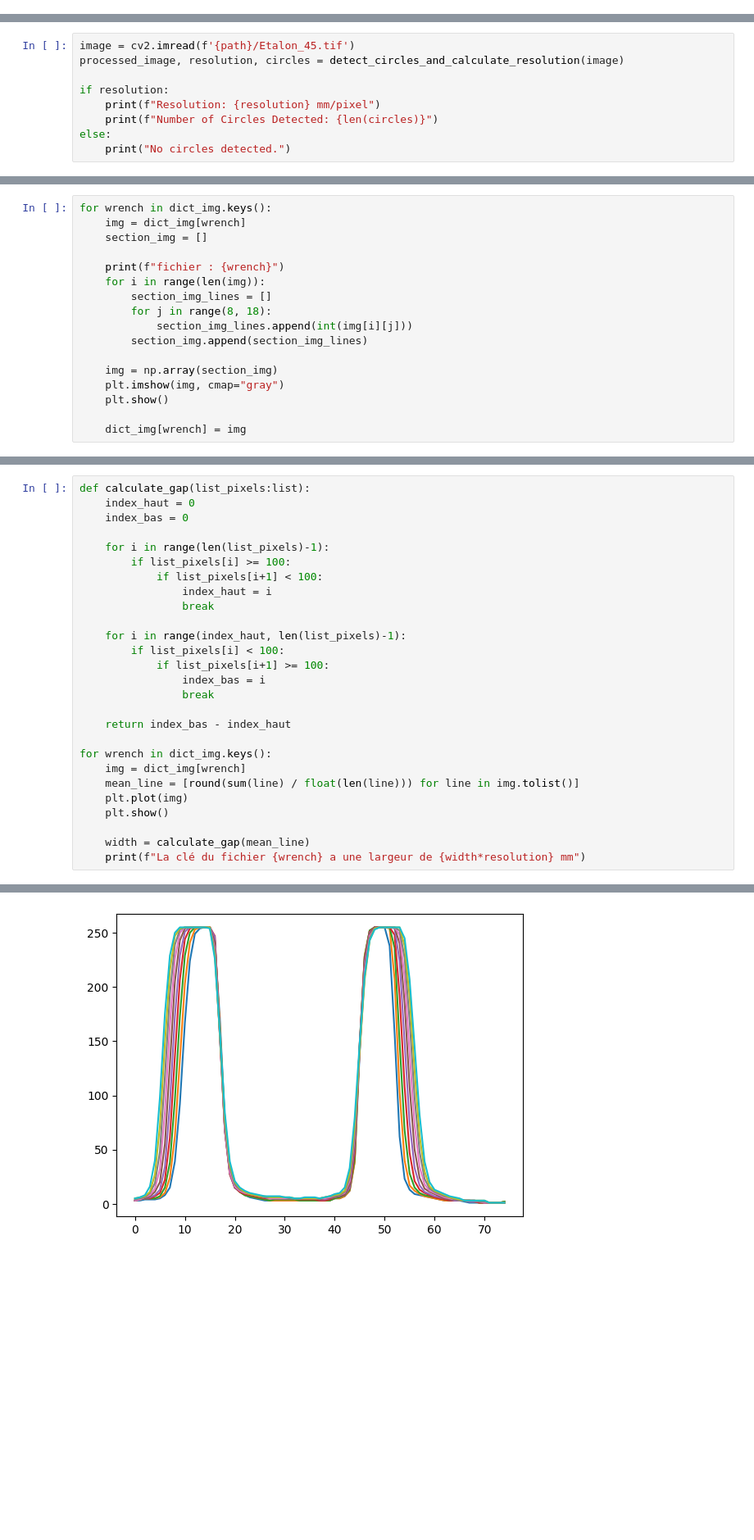
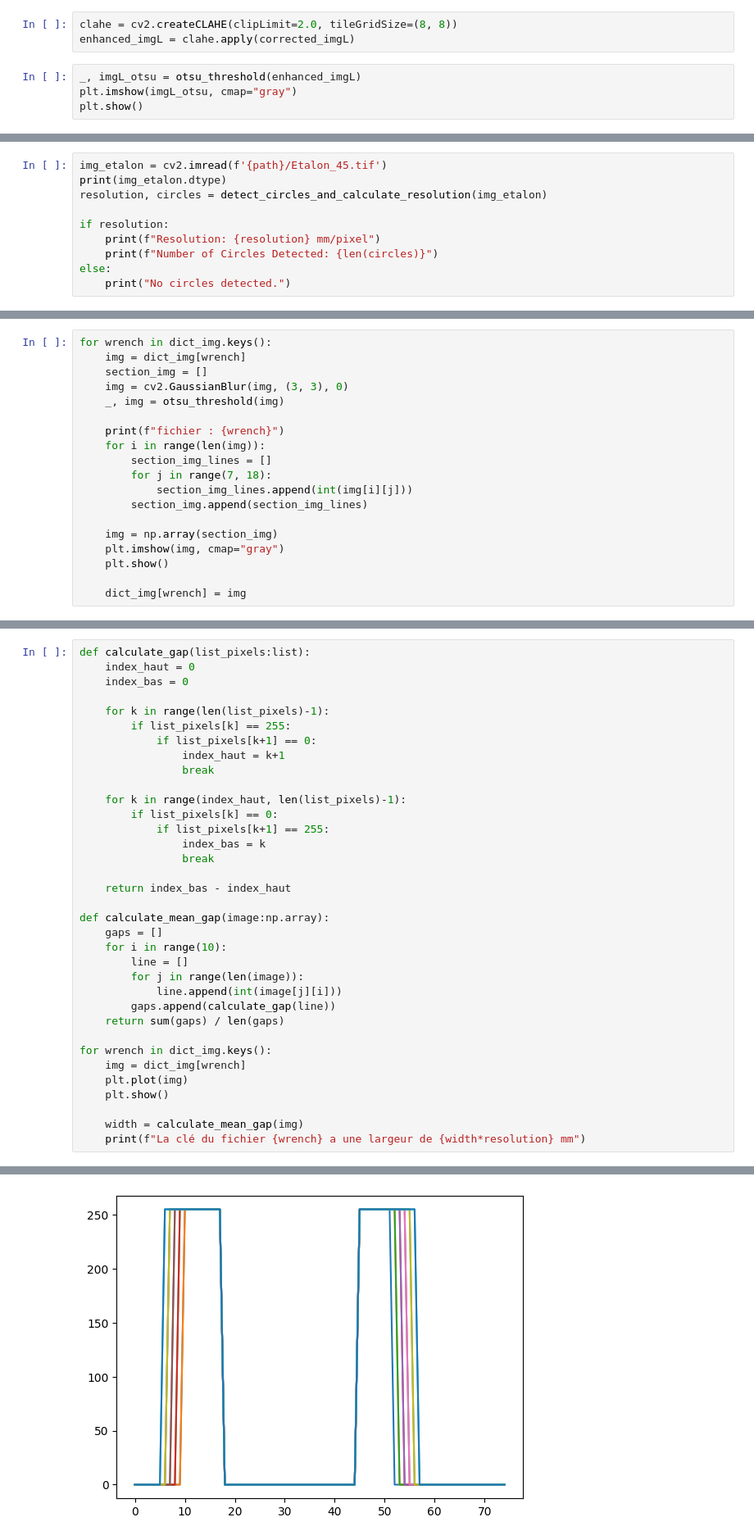
Before and after one commit to Nomnelle/computer_vision_finals, a Jupyter notebook: Partie_1/tp_not_part1_mick.ipynb, the cells around one changed output, grey strips where cells are left out. Shown at 82% size. Cells and saved outputs as stored; diff of their text form; blank space fills up the shorter version.

```diff
--- a/Partie_1/tp_not_part1_mick.ipynb
+++ b/Partie_1/tp_not_part1_mick.ipynb
@@ -291,0 +331,7 @@ plt.show()
+# %%
+clahe = cv2.createCLAHE(clipLimit=2.0, tileGridSize=(8, 8))
+enhanced_imgL = clahe.apply(corrected_imgL)
+# %%
+_, imgL_otsu = otsu_threshold(enhanced_imgL)
+plt.imshow(imgL_otsu, cmap="gray")
+plt.show()
@@ -346,6 +410,7 @@ def detect_circles_and_calculate_resolution(image, known_diameter_mm=45):
 # %%
-image = cv2.imread(f'{path}/Etalon_45.tif')
-processed_image, resolution, circles = detect_circles_and_calculate_resolution(image)
+img_etalon = cv2.imread(f'{path}/Etalon_45.tif')
+print(img_etalon.dtype)
+resolution, circles = detect_circles_and_calculate_resolution(img_etalon)
 
 if resolution:
     print(f"Resolution: {resolution} mm/pixel")
@@ -365,11 +444,13 @@ Number of Circles Detected: 3
 for wrench in dict_img.keys():
     img = dict_img[wrench]
     section_img = []
+    img = cv2.GaussianBlur(img, (3, 3), 0)
+    _, img = otsu_threshold(img)
 
     print(f"fichier : {wrench}")
     for i in range(len(img)):
         section_img_lines = []
-        for j in range(8, 18):
+        for j in range(7, 18):
             section_img_lines.append(int(img[i][j]))
         section_img.append(section_img_lines)
 
@@ -398,26 +481,34 @@ def calculate_gap(list_pixels:list):
     index_haut = 0
     index_bas = 0
 
-    for i in range(len(list_pixels)-1):
-        if list_pixels[i] >= 100:
-            if list_pixels[i+1] < 100:
-                index_haut = i
+    for k in range(len(list_pixels)-1):
+        if list_pixels[k] == 255:
+            if list_pixels[k+1] == 0:
+                index_haut = k+1
                 break
 
-    for i in range(index_haut, len(list_pixels)-1):
-        if list_pixels[i] < 100:
-            if list_pixels[i+1] >= 100:
-                index_bas = i
+    for k in range(index_haut, len(list_pixels)-1):
+        if list_pixels[k] == 0:
+            if list_pixels[k+1] == 255:
+                index_bas = k
                 break
 
     return index_bas - index_haut
 
+def calculate_mean_gap(image:np.array):
+    gaps = []
+    for i in range(10):
+        line = []
+        for j in range(len(image)):
+            line.append(int(image[j][i]))
+        gaps.append(calculate_gap(line))
+    return sum(gaps) / len(gaps)
+
 for wrench in dict_img.keys():
     img = dict_img[wrench]
-    mean_line = [round(sum(line) / float(len(line))) for line in img.tolist()]
     plt.plot(img)
     plt.show()
 
-    width = calculate_gap(mean_line)
+    width = calculate_mean_gap(img)
     print(f"La clé du fichier {wrench} a une largeur de {width*resolution} mm")
 # %% [output]
@@ -430 +521 @@ La clé du fichier Key_20_22.tif a une largeur de 20.808270676691727 mm
-[figure, old version]
+[figure, new version]
```
Also changed, not shown: parts of 25 cells of this notebook.
